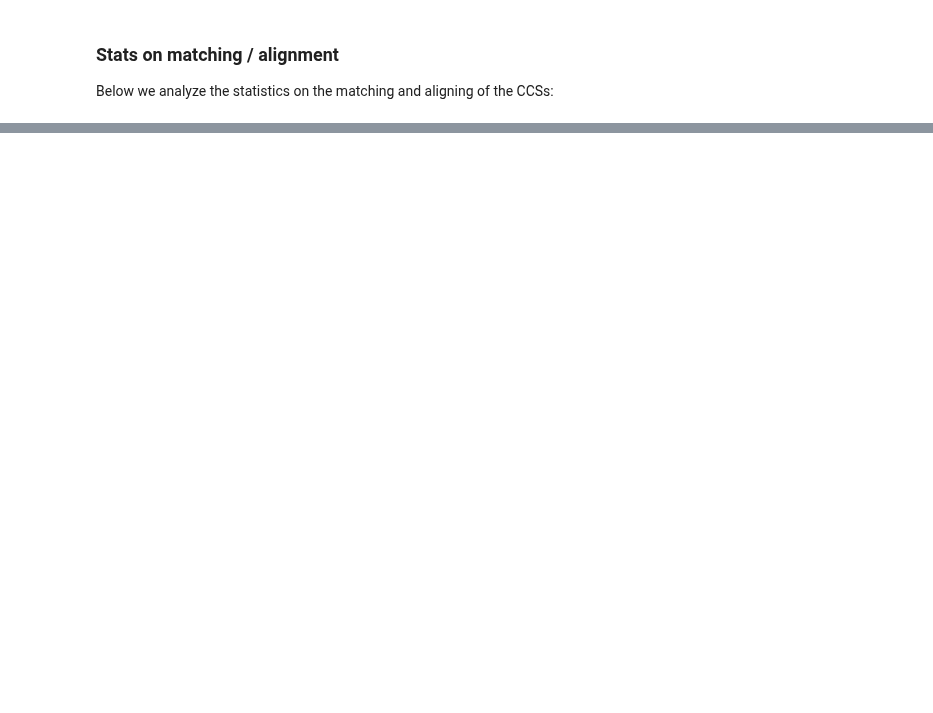
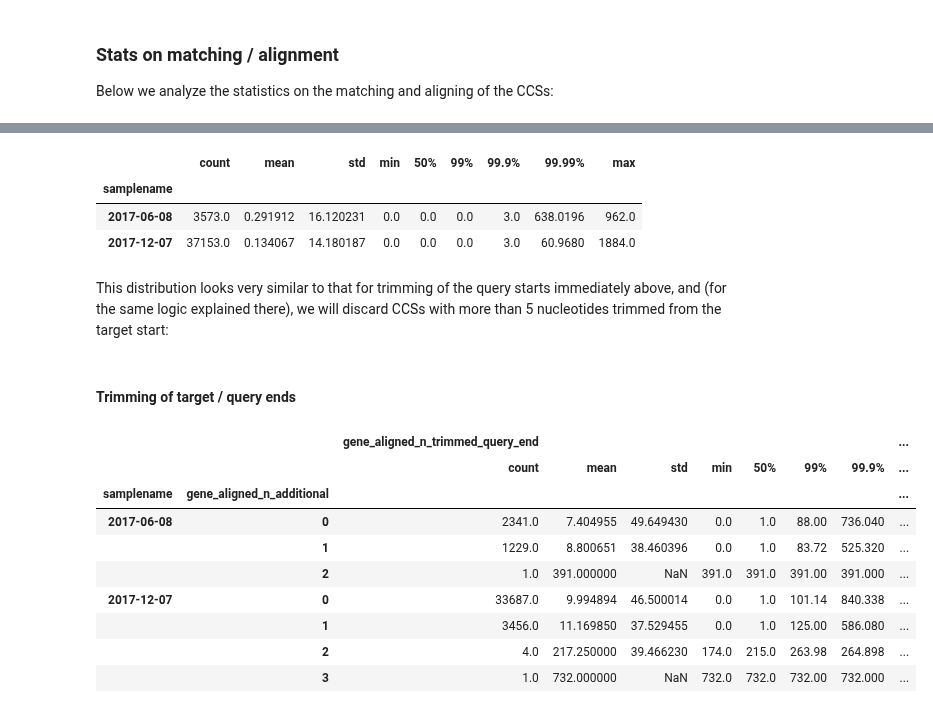
Before and after one commit to jbloomlab/IFNsorted_flu_single_cell, a Jupyter notebook: pacbio_analysis.ipynb, the cells around one changed output, grey strips where cells are left out. Drawn from its saved outputs; the diff is of its cells as text; code cells hidden in the pictures; blank space fills up the shorter version.

```diff
--- a/pacbio_analysis.ipynb
+++ b/pacbio_analysis.ipynb
@@ -368,0 +424,4 @@ However, the *CCS aligned* category is only modestly larger than the *gene align
+# %%
+fail_index = df_aligned.query('pass_QC & (barcode_accuracy < 0.999)').index
+df_aligned.loc[fail_index, 'pass_QC'] = False
+df_aligned.loc[fail_index, 'QC_fail_reason'] = 'low barcode accuracy'
@@ -368,0 +448,4 @@ However, the *CCS aligned* category is only modestly larger than the *gene align
+# %%
+fail_index = df_aligned.query('pass_QC & gene_aligned_n_additional_difftarget').index
+df_aligned.loc[fail_index, 'pass_QC'] = False
+df_aligned.loc[fail_index, 'QC_fail_reason'] = 'aligns to multiple targets'
@@ -368,0 +480,4 @@ However, the *CCS aligned* category is only modestly larger than the *gene align
+# %%
+fail_index = df_aligned.query('pass_QC & (gene_aligned_n_trimmed_query_start > 5)').index
+df_aligned.loc[fail_index, 'pass_QC'] = False
+df_aligned.loc[fail_index, 'QC_fail_reason'] = 'excessive trimming of query start'
@@ -368,0 +488,38 @@ However, the *CCS aligned* category is only modestly larger than the *gene align
+# %%
+(df_aligned
+    .query('pass_QC')
+    .groupby('samplename')
+    .gene_aligned_n_trimmed_target_start
+    .describe(percentiles=[0.99, 0.999, 0.9999])
+    )
+# %% [output]
+|  | count | mean | std | min | 50% | 99% | 99.9% | 99.99% | max |
+| samplename |  |  |  |  |  |  |  |  |  |
+| 2017-06-08 | 3573.0 | 0.291912 | 16.120231 | 0.0 | 0.0 | 0.0 | 3.0 | 638.0196 | 962.0 |
+| 2017-12-07 | 37153.0 | 0.134067 | 14.180187 | 0.0 | 0.0 | 0.0 | 3.0 | 60.9680 | 1884.0 |
+# %% [markdown]
+This distribution looks very similar to that for trimming of the query starts immediately above, and (for the same logic explained there), we will discard CCSs with more than 5 nucleotides trimmed from the target start:
+# %%
+fail_index = df_aligned.query('pass_QC & (gene_aligned_n_trimmed_target_start > 5)').index
+df_aligned.loc[fail_index, 'pass_QC'] = False
+df_aligned.loc[fail_index, 'QC_fail_reason'] = 'excessive trimming of target start'
+# %% [markdown]
+#### Trimming of target / query ends
+# %%
+(df_aligned
+    .query('pass_QC')
+    .groupby(['samplename', 'gene_aligned_n_additional'])
+    [['gene_aligned_n_trimmed_query_end', 'gene_aligned_n_trimmed_target_end']]
+    .describe(percentiles=[0.99, 0.999])
+    )
+# %% [output]
+|  |  | gene_aligned_n_trimmed_query_end |  |  |  |  |  |  | ... |
+|  |  | count | mean | std | min | 50% | 99% | 99.9% | ... |
+| samplename | gene_aligned_n_additional |  |  |  |  |  |  |  | ... |
+| 2017-06-08 | 0 | 2341.0 | 7.404955 | 49.649430 | 0.0 | 1.0 | 88.00 | 736.040 | ... |
+|  | 1 | 1229.0 | 8.800651 | 38.460396 | 0.0 | 1.0 | 83.72 | 525.320 | ... |
+|  | 2 | 1.0 | 391.000000 | NaN | 391.0 | 391.0 | 391.00 | 391.000 | ... |
+| 2017-12-07 | 0 | 33687.0 | 9.994894 | 46.500014 | 0.0 | 1.0 | 101.14 | 840.338 | ... |
+|  | 1 | 3456.0 | 11.169850 | 37.529455 | 0.0 | 1.0 | 125.00 | 586.080 | ... |
+|  | 2 | 4.0 | 217.250000 | 39.466230 | 174.0 | 215.0 | 263.98 | 264.898 | ... |
+|  | 3 | 1.0 | 732.000000 | NaN | 732.0 | 732.0 | 732.00 | 732.000 | ... |
```
Also changed, not shown: parts of 24 cells of this notebook.
